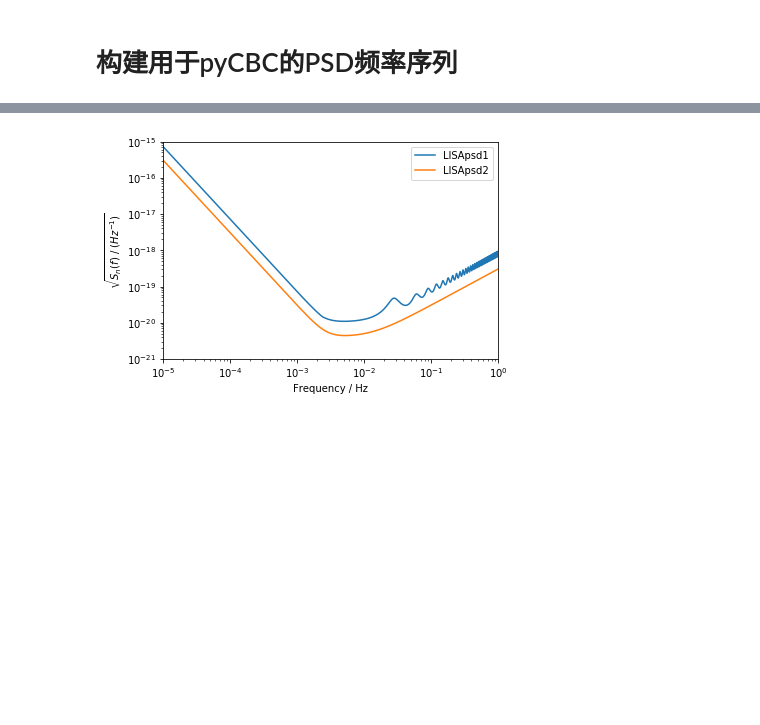
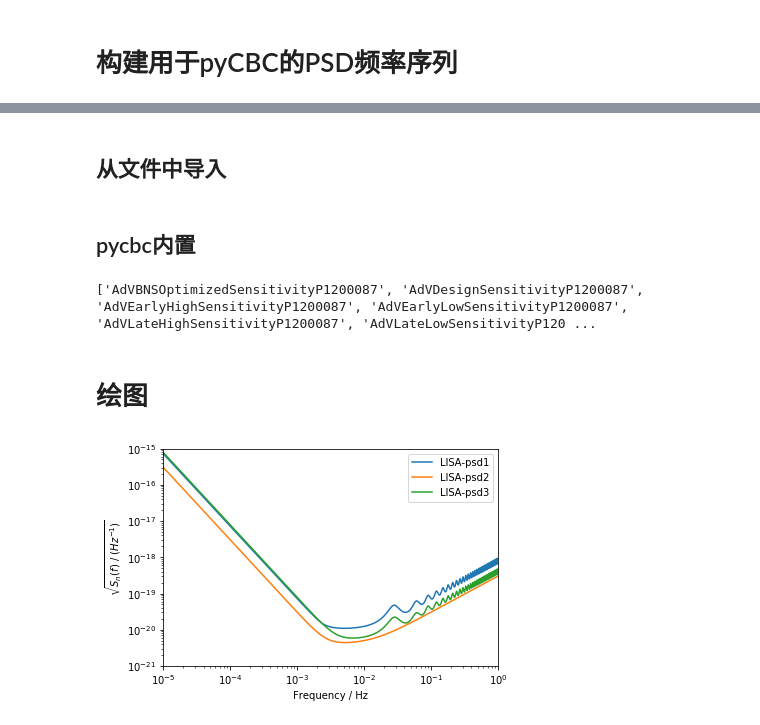
Before and after one commit to kelvin1020/matchGW, a Jupyter notebook: Setting_PSD.ipynb, the cells around one changed output, grey strips where cells are left out. Drawn from its saved outputs; the diff is of its cells as text; code cells hidden in the pictures; blank space fills up the shorter version.

```diff
--- a/Setting_PSD.ipynb
+++ b/Setting_PSD.ipynb
@@ -60,18 +64,63 @@ Physics, Astrophysics and Cosmology with Gravitational Waves. Living Rev Relativ
 #构建用于pyCBC的FrequencySeries
 psd1 = FrequencySeries(psd1, delta_f=freqIntrvl, epoch='', dtype=None, copy=True)
 psd2 = FrequencySeries(psd2, delta_f=freqIntrvl, epoch='', dtype=None, copy=True)
+# %% [markdown]
+## 从文件中导入
+# %%
+# 导入的psd文件要求第一列为频率(必须从0开始，不是等间隔需要进行插值)，第二列是psd，两列用空格分隔
+
+'''
+from WWW Sensitivity Curve Generator located at:
+  http://www.srl.caltech.edu/~shane/sensitivity/MakeCurve.html
+
+'''
+
+#导入
+psdfile = np.fromfile("./PSD/LISAshotPSD.txt", dtype=float, count=-1, sep='\n')
+psdlen = len(psdfile)
+freqVecPre = psdfile[0:psdlen:2]
+psdPre = psdfile[1:psdlen:2]
+#插值
+LISAcalPSD3 = interp1d(freqVecPre, psdPre, kind='cubic', fill_value="extrapolate")
+
+#构建用于pyCBC的FrequencySeries
+psd3 = LISAcalPSD3(freqVec)
+psd3 = FrequencySeries(psd3, delta_f=freqIntrvl, epoch='', dtype=None, copy=True)
+# %% [markdown]
+## pycbc内置
+# %%
+# 列出lalsuite内置的解析psd (没发现有LISA的，下面以LIGO的作为示例)
+print(pycbc.psd.get_lalsim_psd_list())
+
+sampFreq2 = 2048            #采样频率(Sampling frequency)，单位时间样本点个数，应大于 2f（即Nyquist频率)
+duration2 = 4.0             #信号持续时间(duration of signal)
+n2 = int(duration2 * sampFreq2)#采样点数(Sampling Number), 有时也称为信号长度(Length of Signal)
+
+sampIntrvl2 = 1.0 / sampFreq2                   #采样周期(Sampling period)，隔多少时间取样一次，或步长
+freqIntrvl2 = sampFreq2 / n2                     #傅里叶变换 频率分辨率(Frequency Interval)
+                                                # freqIntrvl = 1 / duration = 1 / (n * sampIntrvl)
+                                                #            = sampFreq / n
+
+low_frequency_cutoff = 10.0                     #低于此频率的psd将被设置为0
+
+#示例，psd参见， https://dcc.ligo.org/LIGO-T1800044/public
+
+psd4 = pycbc.psd.from_string('aLIGOaLIGODesignSensitivityT1800044', n2, freqIntrvl2, low_frequency_cutoff)
+# %% [output]
+['AdVBNSOptimizedSensitivityP1200087', 'AdVDesignSensitivityP1200087', 'AdVEarlyHighSensitivityP1200087', 'AdVEarlyLowSensitivityP1200087', 'AdVLateHighSensitivityP1200087', 'AdVLateLowSensitivityP120 ...
+# %% [markdown]
+# 绘图
 # %%
 #绘制 频率 - sqrt(PSD) 图
-
 plt.figure()
-plt.loglog(psd1.sample_frequencies, np.sqrt(psd1), label = 'LISApsd1')
-plt.loglog(psd1.sample_frequencies, np.sqrt(psd2), label = 'LISApsd2')
-
+plt.loglog(psd1.sample_frequencies, np.sqrt(psd1), label = 'LISA-psd1')
+plt.loglog(psd2.sample_frequencies, np.sqrt(psd2), label = 'LISA-psd2')
+plt.loglog(psd3.sample_frequencies, np.sqrt(psd3), label = 'LISA-psd3')
 plt.xlim(1e-5,1e0)
 plt.ylim(1e-21,1e-15)
 plt.xlabel("Frequency / Hz")
 plt.ylabel("$\sqrt{S_{n}(f) \ / \ (Hz^{-1})}$")
 plt.legend()
 plt.show()
 # %% [output]
-[figure, old version]
+[figure, new version]
```
Also changed, not shown: parts of 3 cells of this notebook, 4 other files.
